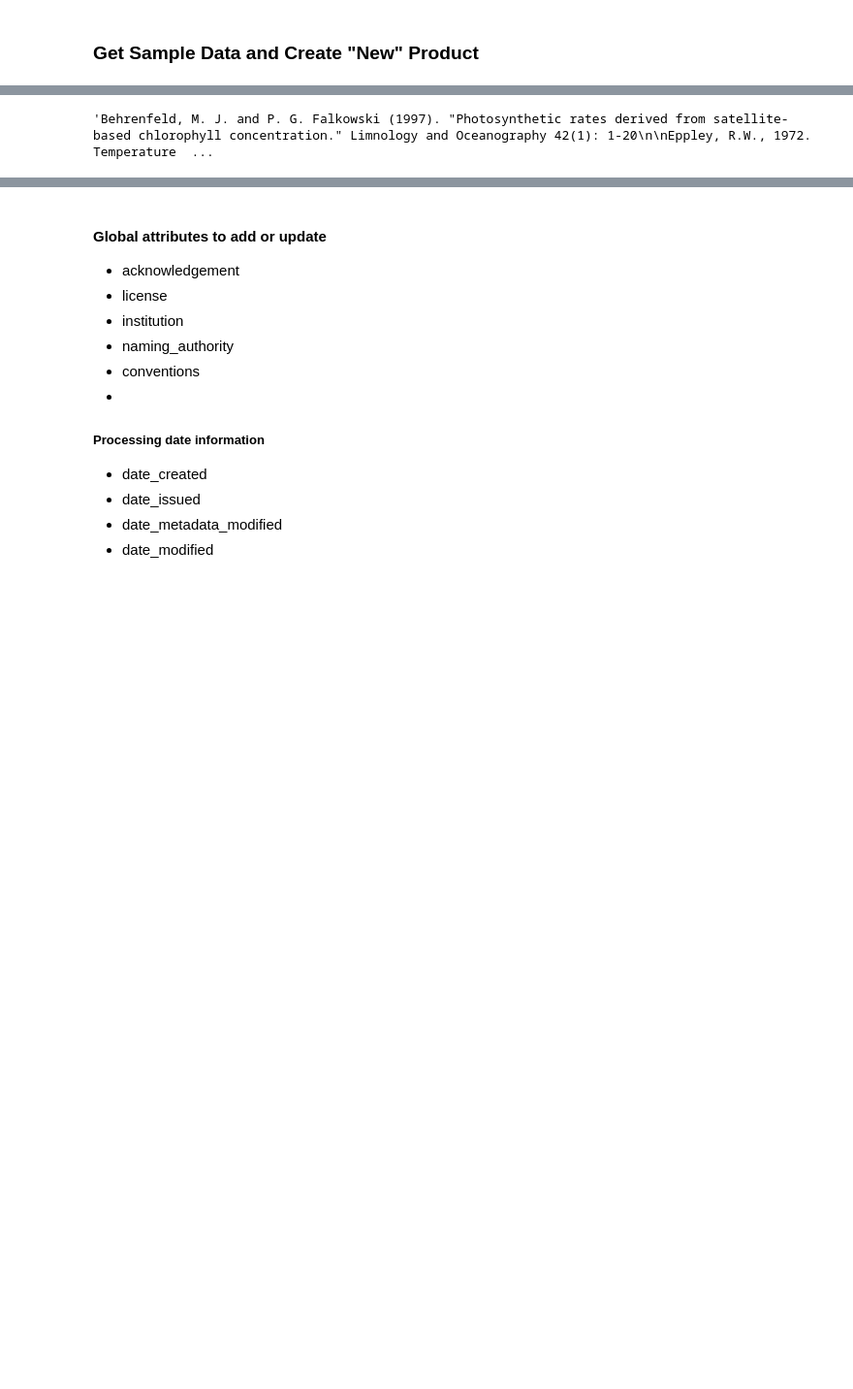
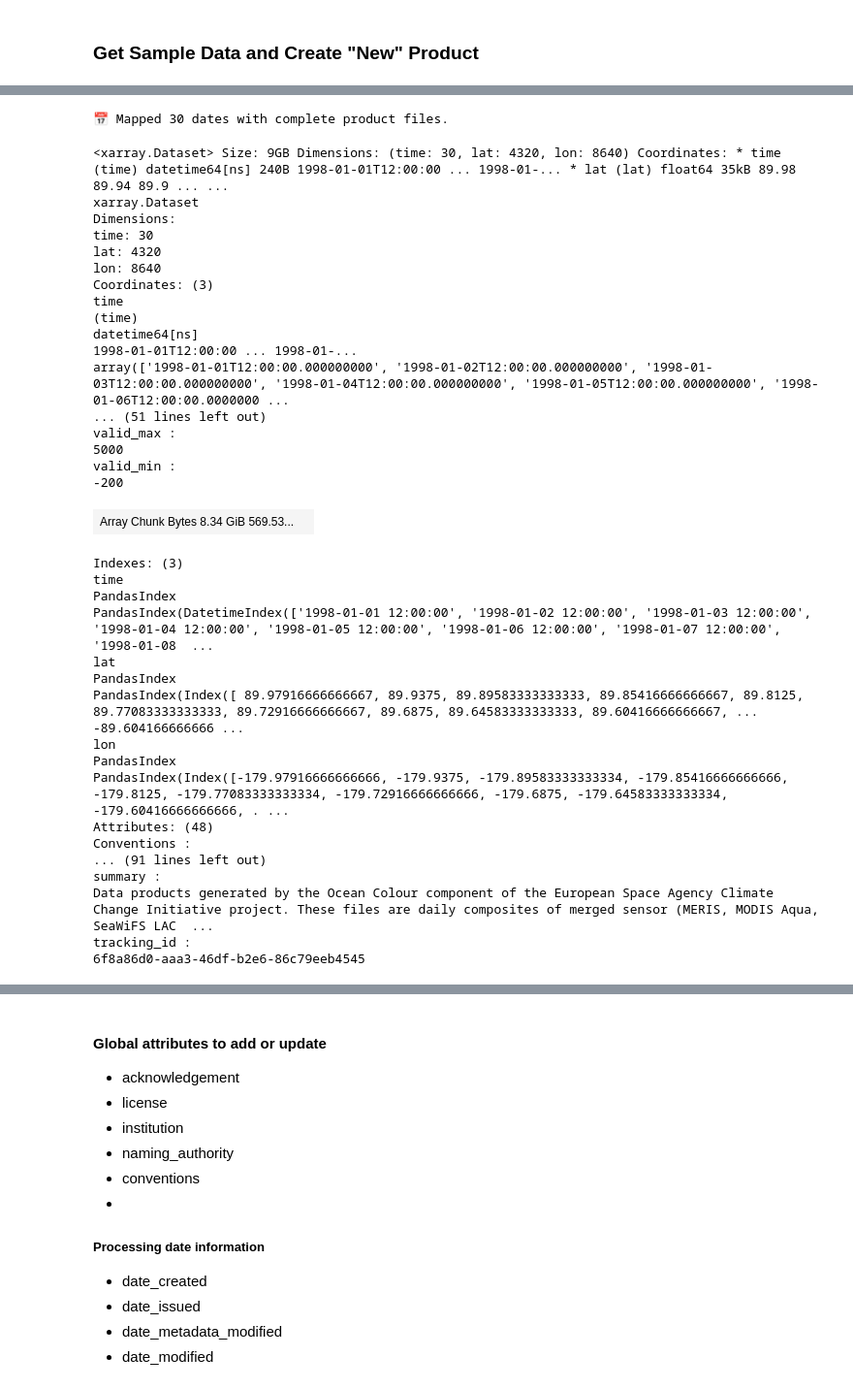
Before and after one commit to NEFSC/READ-EDAB-Utilities-py, a Jupyter notebook: metadata_test.ipynb, the cells around one changed output, grey strips where cells are left out. Shown at 97% size. Saved outputs shown, nothing was run; the diff lists cells and outputs as text; code cells hidden in the pictures; blank space fills up the shorter version.

```diff
--- a/metadata_test.ipynb
+++ b/metadata_test.ipynb
@@ -96,7 +78,0 @@ parse_dataset_info(chl_file)
-# %%
-
-refs = get_reference_metadata(['VGPM','EPPLEY','KIRK','ZEU'])
-all_refs = "\n\n".join(entry["references"] for entry in refs if "references" in entry and entry["references"])
-all_refs
-# %% [output]
-'Behrenfeld, M. J. and P. G. Falkowski (1997). "Photosynthetic rates derived from satellite-based chlorophyll concentration." Limnology and Oceanography 42(1): 1-20\n\nEppley, R.W., 1972. Temperature  ...
@@ -102,0 +107,55 @@ all_refs
+# %%
+pmap = build_pp_date_map(get_date_prod="CHL", sst_dataset='CORALSST')
+
+sst_files = [entry[1] for entry in pmap.values()]
+sst_file = sst_files[0]
+chl_files = [entry[0] for entry in pmap.values()]
+chl_file = chl_files[0]
+
+chl_info = parse_dataset_info(chl_file)
+sst_info = parse_dataset_info(sst_file)
+#par_info = parse_dataset_info(par_file)
+
+chl_nc_var = get_nc_prod(chl_info['dataset'],'CHL')
+sst_nc_var = get_nc_prod(sst_info['dataset'],'SST')
+#par_nc_var = get_nc_prod(par_info['dataset'],'PAR')
+
+sst_rgs = regrid_wrapper(chl_files,sst_files,source_vars=[sst_nc_var])
+sst_rgs
+# %% [output]
+📅 Mapped 30 dates with complete product files.
+<xarray.Dataset> Size: 9GB Dimensions: (time: 30, lat: 4320, lon: 8640) Coordinates: * time (time) datetime64[ns] 240B 1998-01-01T12:00:00 ... 1998-01-... * lat (lat) float64 35kB 89.98 89.94 89.9 ... ...
+xarray.Dataset
+Dimensions:
+time: 30
+lat: 4320
+lon: 8640
+Coordinates: (3)
+time
+(time)
+datetime64[ns]
+1998-01-01T12:00:00 ... 1998-01-...
+array(['1998-01-01T12:00:00.000000000', '1998-01-02T12:00:00.000000000', '1998-01-03T12:00:00.000000000', '1998-01-04T12:00:00.000000000', '1998-01-05T12:00:00.000000000', '1998-01-06T12:00:00.0000000 ...
+... (51 lines left out)
+valid_max :
+5000
+valid_min :
+-200
+| Array Chunk Bytes 8.34 GiB 569.53... |  |
+Indexes: (3)
+time
+PandasIndex
+PandasIndex(DatetimeIndex(['1998-01-01 12:00:00', '1998-01-02 12:00:00', '1998-01-03 12:00:00', '1998-01-04 12:00:00', '1998-01-05 12:00:00', '1998-01-06 12:00:00', '1998-01-07 12:00:00', '1998-01-08  ...
+lat
+PandasIndex
+PandasIndex(Index([ 89.97916666666667, 89.9375, 89.89583333333333, 89.85416666666667, 89.8125, 89.77083333333333, 89.72916666666667, 89.6875, 89.64583333333333, 89.60416666666667, ... -89.604166666666 ...
+lon
+PandasIndex
+PandasIndex(Index([-179.97916666666666, -179.9375, -179.89583333333334, -179.85416666666666, -179.8125, -179.77083333333334, -179.72916666666666, -179.6875, -179.64583333333334, -179.60416666666666, . ...
+Attributes: (48)
+Conventions :
+... (91 lines left out)
+summary :
+Data products generated by the Ocean Colour component of the European Space Agency Climate Change Initiative project. These files are daily composites of merged sensor (MERIS, MODIS Aqua, SeaWiFS LAC  ...
+tracking_id :
+6f8a86d0-aaa3-46df-b2e6-86c79eeb4545
```
Also changed, not shown: parts of 25 cells of this notebook, 4 other files.
